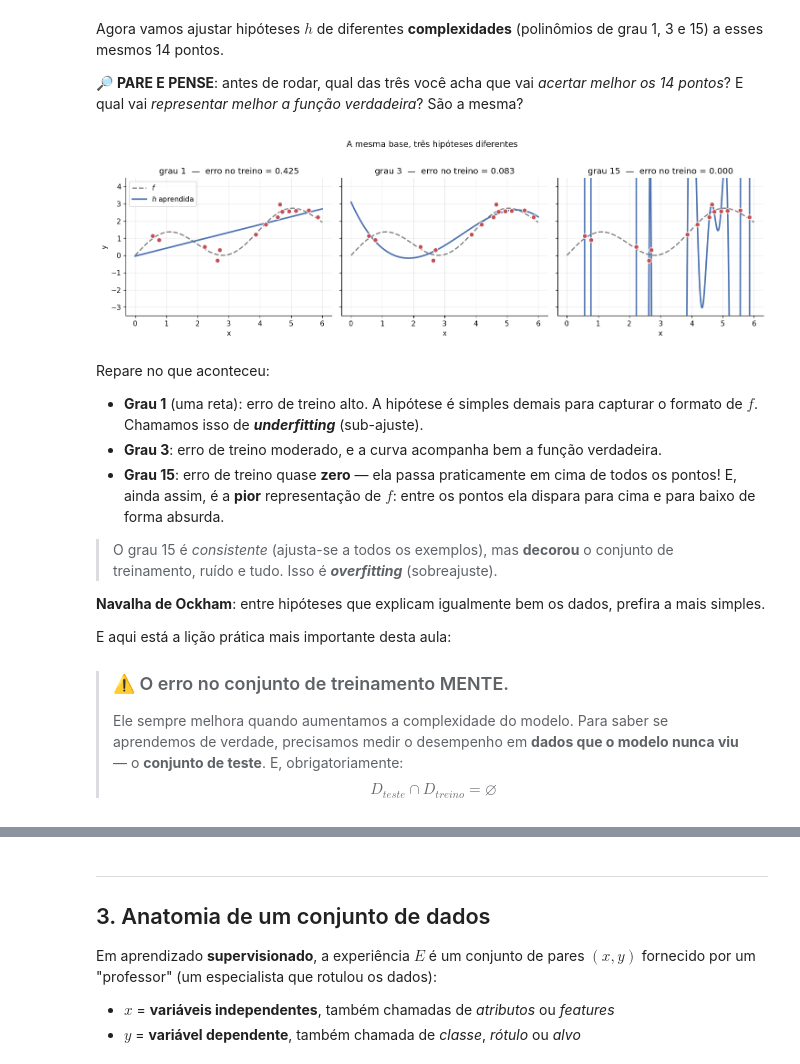
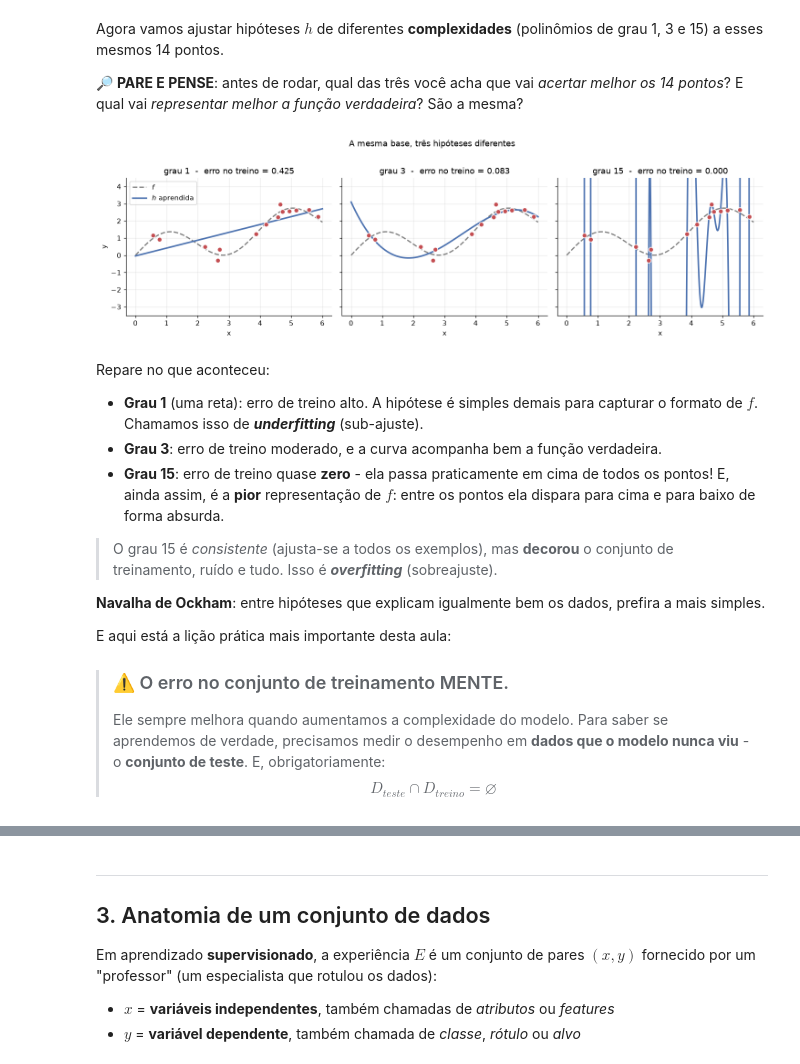
Before and after one commit to bmnogueira-ufms/IA-2026-02, a Jupyter notebook: Aulas Práticas/aula01-introducao-am/aula01-introducao-am.ipynb, the cells around one changed output, grey strips where cells are left out. Cells and saved outputs as stored; diff of their text form; code cells hidden in the pictures.

```diff
--- a/Aulas Práticas/aula01-introducao-am/aula01-introducao-am.ipynb
+++ b/Aulas Práticas/aula01-introducao-am/aula01-introducao-am.ipynb
@@ -247,36 +247,36 @@ os 14 pontos*? E qual vai *representar melhor a função verdadeira*? São a mes
 # %%
 graus = [1, 3, 15]
 fig, axes = plt.subplots(1, 3, figsize=(13.5, 4), sharey=True)
 
 for ax, grau in zip(axes, graus):
     # np.polyfit encontra o polinômio de grau `grau` que melhor se ajusta aos pontos.
     # Esse polinômio é a nossa hipótese h.
     coefs = np.polyfit(x_treino, y_treino, grau)
     h = np.poly1d(coefs)
 
     erro_treino = np.mean((h(x_treino) - y_treino) ** 2)
 
     ax.plot(x_denso, f_verdadeira(x_denso), color="gray", lw=1.8, ls="--", label="$f$")
     ax.plot(x_denso, h(x_denso), color=CORES[0], lw=2.2, label="$h$ aprendida")
     ax.scatter(x_treino, y_treino, color=CORES[3], s=45, zorder=5, edgecolor="white")
     ax.set_ylim(-3.5, 4.5)
-    ax.set_title(f"grau {grau}  —  erro no treino = {erro_treino:.3f}")
+    ax.set_title(f"grau {grau}  -  erro no treino = {erro_treino:.3f}")
     ax.set_xlabel("x")
 
 axes[0].set_ylabel("y")
 axes[0].legend(loc="upper left")
 fig.suptitle("A mesma base, três hipóteses diferentes", y=1.02, fontsize=12)
 plt.tight_layout()
 plt.show()
 # %% [output]
-[figure, old version]
+[figure, new version]
 # %% [markdown]
 Repare no que aconteceu:
 
 - **Grau 1** (uma reta): erro de treino alto. A hipótese é simples demais para
   capturar o formato de $f$. Chamamos isso de ***underfitting*** (sub-ajuste).
 - **Grau 3**: erro de treino moderado, e a curva acompanha bem a função verdadeira.
-- **Grau 15**: erro de treino quase **zero** — ela passa praticamente em cima de todos
+- **Grau 15**: erro de treino quase **zero** - ela passa praticamente em cima de todos
   os pontos! E, ainda assim, é a **pior** representação de $f$: entre os pontos ela
   dispara para cima e para baixo de forma absurda.
 
@@ -291,7 +291,7 @@ E aqui está a lição prática mais importante desta aula:
 > ### ⚠️ O erro no conjunto de treinamento MENTE.
 > Ele sempre melhora quando aumentamos a complexidade do modelo. Para saber se
 > aprendemos de verdade, precisamos medir o desempenho em **dados que o modelo nunca
-> viu** — o **conjunto de teste**. E, obrigatoriamente:
+> viu** - o **conjunto de teste**. E, obrigatoriamente:
 > $$D_{teste} \cap D_{treino} = \varnothing$$
 # %%
 # Vamos provar isso: geramos um conjunto de TESTE (novos pontos da mesma f)
```
Also changed, not shown: parts of 55 cells of this notebook, 9 other files.
